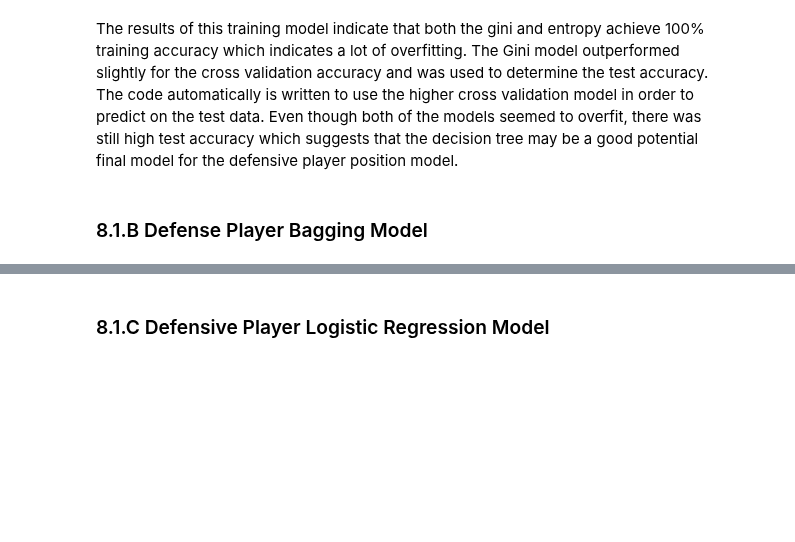
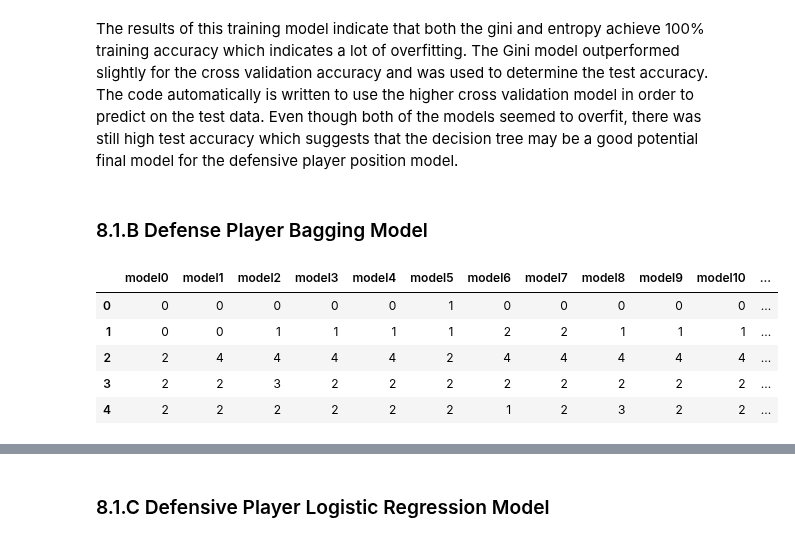
Before and after one commit to kezeani/109aproject, a Jupyter notebook: project.ipynb, the cells around one changed output, grey strips where cells are left out. Cells and saved outputs as stored; diff of their text form; code cells hidden in the pictures; blank space fills up the shorter version.

```diff
--- a/project.ipynb
+++ b/project.ipynb
@@ -572,0 +617,13 @@ The results of this training model indicate that both the gini and entropy achie
+# %%
+#Use bagger on defenders
+n_trees = 50
+
+def_bag_train, def_bag_test, def_bag_models = bagger(n_trees, model, x_train, y_train, x_test)
+def_bag_train.head()
+# %% [output]
+|  | model0 | model1 | model2 | model3 | model4 | model5 | model6 | model7 | model8 | model9 | model10 | ... |
+| 0 | 0 | 0 | 0 | 0 | 0 | 1 | 0 | 0 | 0 | 0 | 0 | ... |
+| 1 | 0 | 0 | 1 | 1 | 1 | 1 | 2 | 2 | 1 | 1 | 1 | ... |
+| 2 | 2 | 4 | 4 | 4 | 4 | 2 | 4 | 4 | 4 | 4 | 4 | ... |
+| 3 | 2 | 2 | 3 | 2 | 2 | 2 | 2 | 2 | 2 | 2 | 2 | ... |
+| 4 | 2 | 2 | 2 | 2 | 2 | 2 | 1 | 2 | 3 | 2 | 2 | ... |
```
Also changed, not shown: parts of 18 cells of this notebook.
